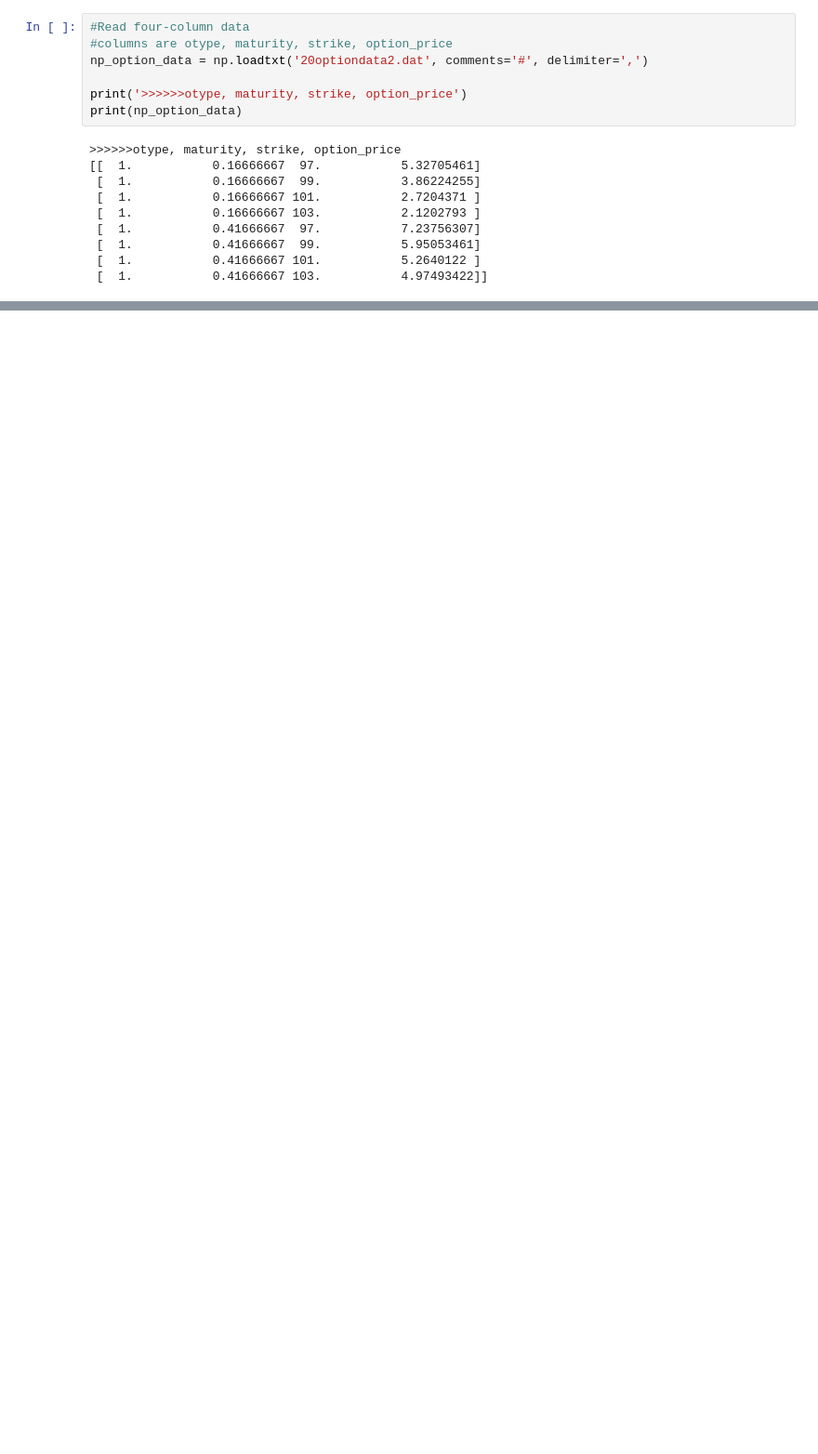
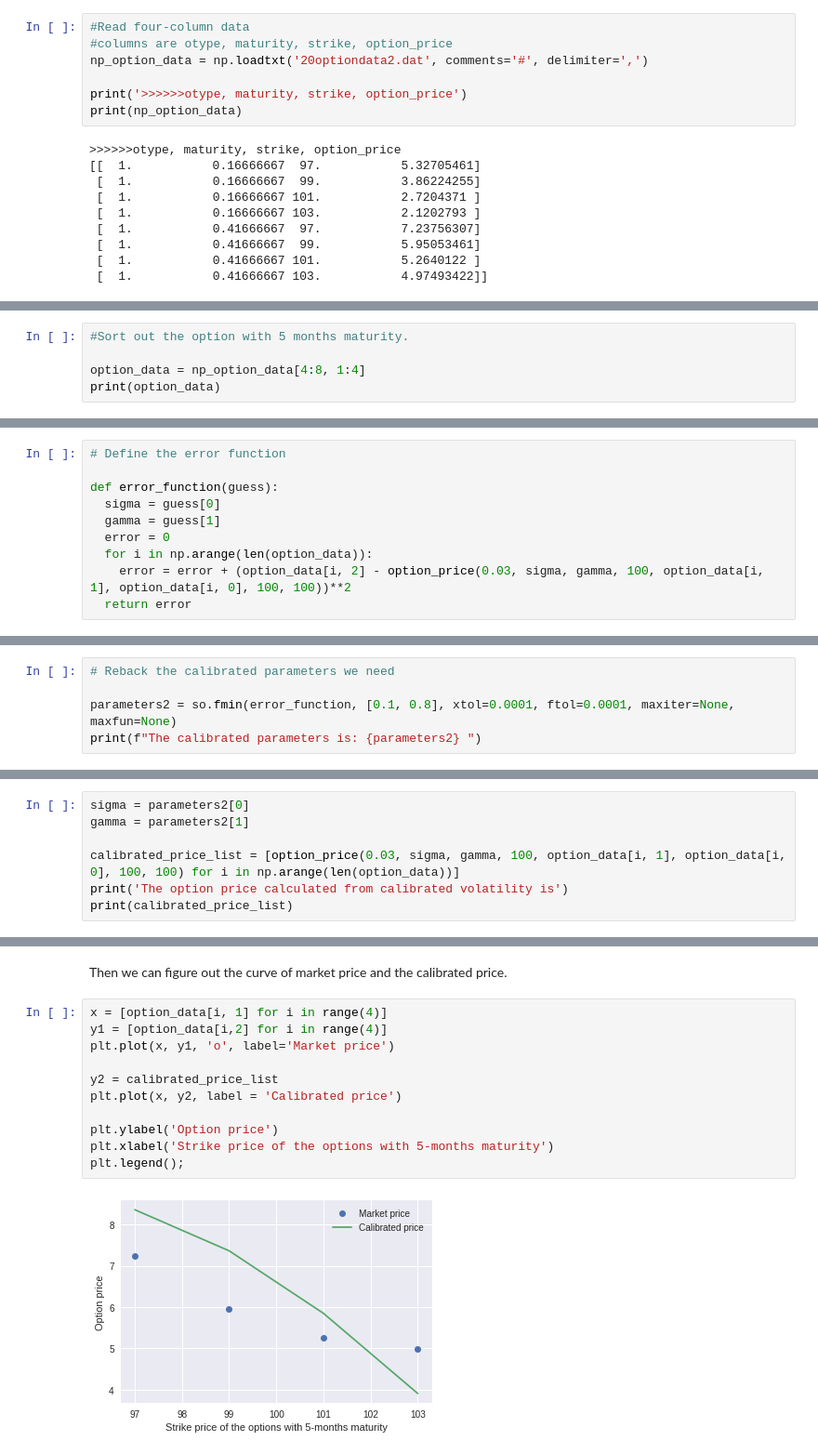
Before and after one commit to JiaminJIAN/20MA573, a Jupyter notebook: src/Euler_method.ipynb, the cells around one changed output, grey strips where cells are left out. Shown at 93% size. Saved outputs shown, nothing was run; the diff lists cells and outputs as text; blank space fills up the shorter version.

```diff
--- a/src/Euler_method.ipynb
+++ b/src/Euler_method.ipynb
@@ -163,0 +278,5 @@ TypeError: ignored
+# %%
+#Sort out the option with 5 months maturity.
+
+option_data = np_option_data[4:8, 1:4]
+print(option_data)
@@ -163,0 +288,10 @@ TypeError: ignored
+# %%
+# Define the error function
+
+def error_function(guess):
+  sigma = guess[0]
+  gamma = guess[1]
+  error = 0
+  for i in np.arange(len(option_data)):
+    error = error + (option_data[i, 2] - option_price(0.03, sigma, gamma, 100, option_data[i, 1], option_data[i, 0], 100, 100))**2
+  return error
@@ -163,0 +308,5 @@ TypeError: ignored
+# %%
+# Reback the calibrated parameters we need
+
+parameters2 = so.fmin(error_function, [0.1, 0.8], xtol=0.0001, ftol=0.0001, maxiter=None, maxfun=None)
+print(f"The calibrated parameters is: {parameters2} ")
@@ -163,0 +318,7 @@ TypeError: ignored
+# %%
+sigma = parameters2[0]
+gamma = parameters2[1]
+
+calibrated_price_list = [option_price(0.03, sigma, gamma, 100, option_data[i, 1], option_data[i, 0], 100, 100) for i in np.arange(len(option_data))]
+print('The option price calculated from calibrated volatility is')
+print(calibrated_price_list)
@@ -163,0 +328,15 @@ TypeError: ignored
+# %% [markdown]
+Then we can figure out the curve of market price and the calibrated price.
+# %%
+x = [option_data[i, 1] for i in range(4)]
+y1 = [option_data[i,2] for i in range(4)]
+plt.plot(x, y1, 'o', label='Market price')
+
+y2 = calibrated_price_list
+plt.plot(x, y2, label = 'Calibrated price')
+
+plt.ylabel('Option price')
+plt.xlabel('Strike price of the options with 5-months maturity')
+plt.legend();
+# %% [output]
+[figure, added]
```
Also changed, not shown: parts of 49 cells of this notebook.
